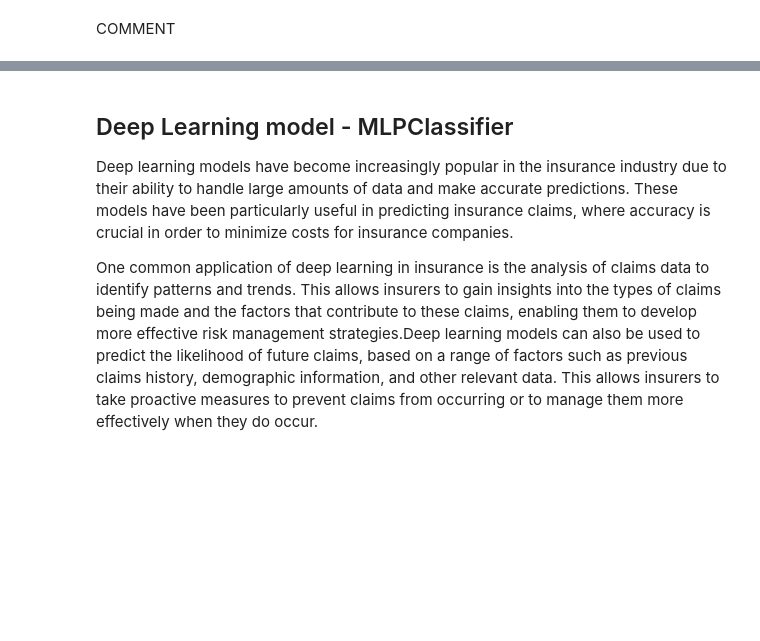
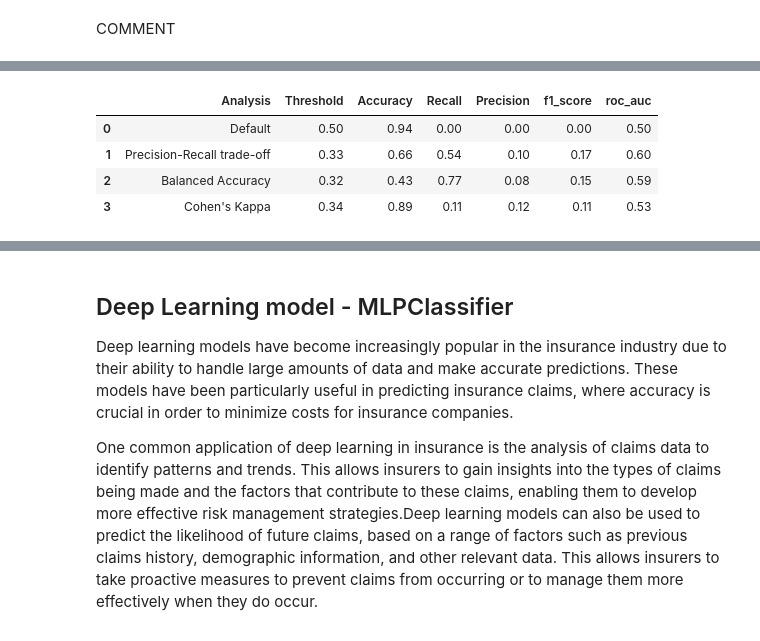
Before and after one commit to annaziegert/insurance_claim_prediciton_nova, a Jupyter notebook: final_notebook/final.ipynb, the cells around one changed output, grey strips where cells are left out. Cells and saved outputs as stored; diff of their text form; code cells hidden in the pictures; blank space fills up the shorter version.

```diff
--- a/final_notebook/final.ipynb
+++ b/final_notebook/final.ipynb
@@ -1857,0 +2104,9 @@ COMMENT
+# %%
+#Metrics evaluated on test set
+evaluate_thresholds(y_pred_train,y_train,y_pred_test,y_test,metrics="test")
+# %% [output]
+|  | Analysis | Threshold | Accuracy | Recall | Precision | f1_score | roc_auc |
+| 0 | Default | 0.50 | 0.94 | 0.00 | 0.00 | 0.00 | 0.50 |
+| 1 | Precision-Recall trade-off | 0.33 | 0.66 | 0.54 | 0.10 | 0.17 | 0.60 |
+| 2 | Balanced Accuracy | 0.32 | 0.43 | 0.77 | 0.08 | 0.15 | 0.59 |
+| 3 | Cohen's Kappa | 0.34 | 0.89 | 0.11 | 0.12 | 0.11 | 0.53 |
```
Also changed, not shown: parts of 14 cells of this notebook.
